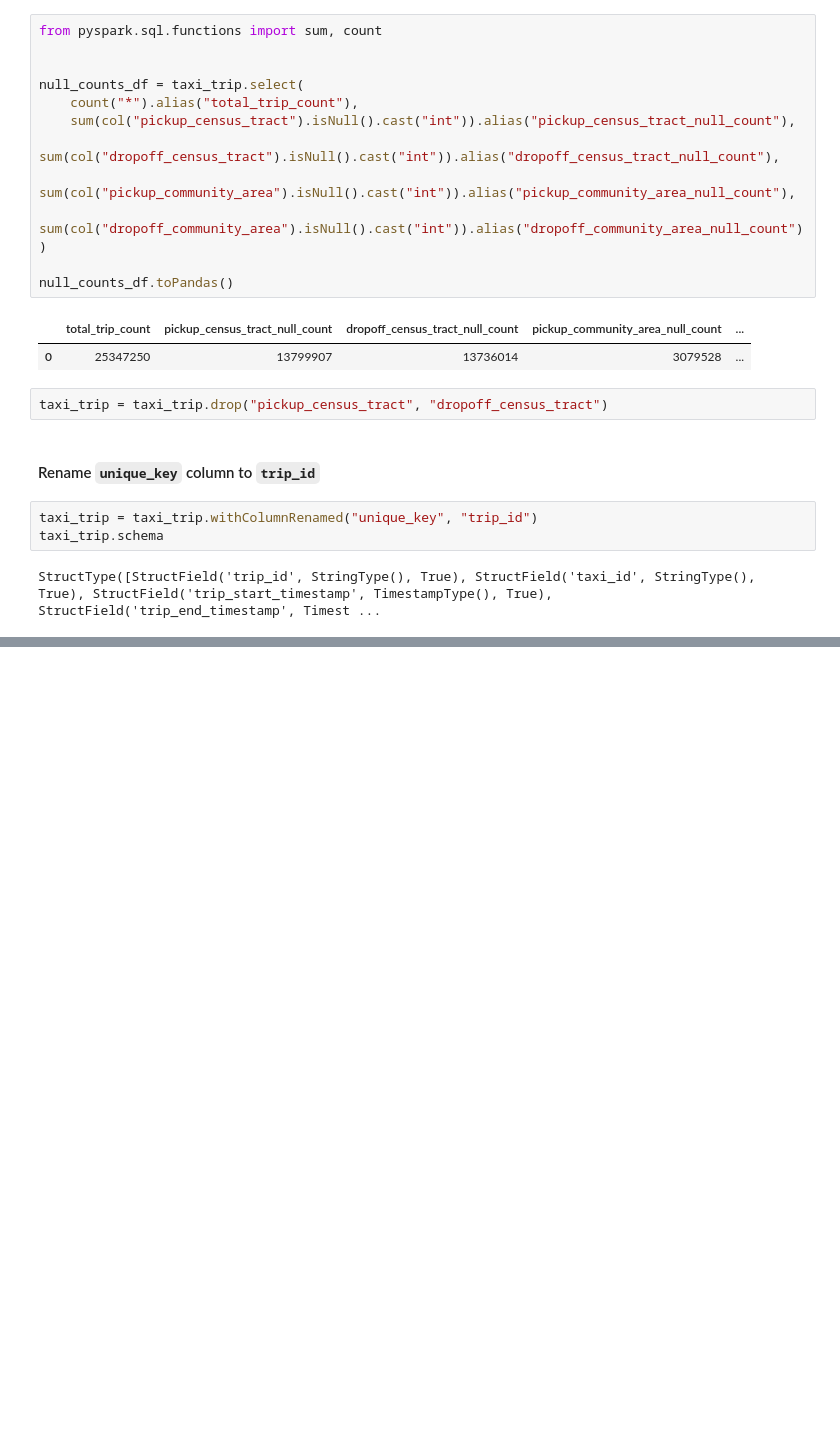
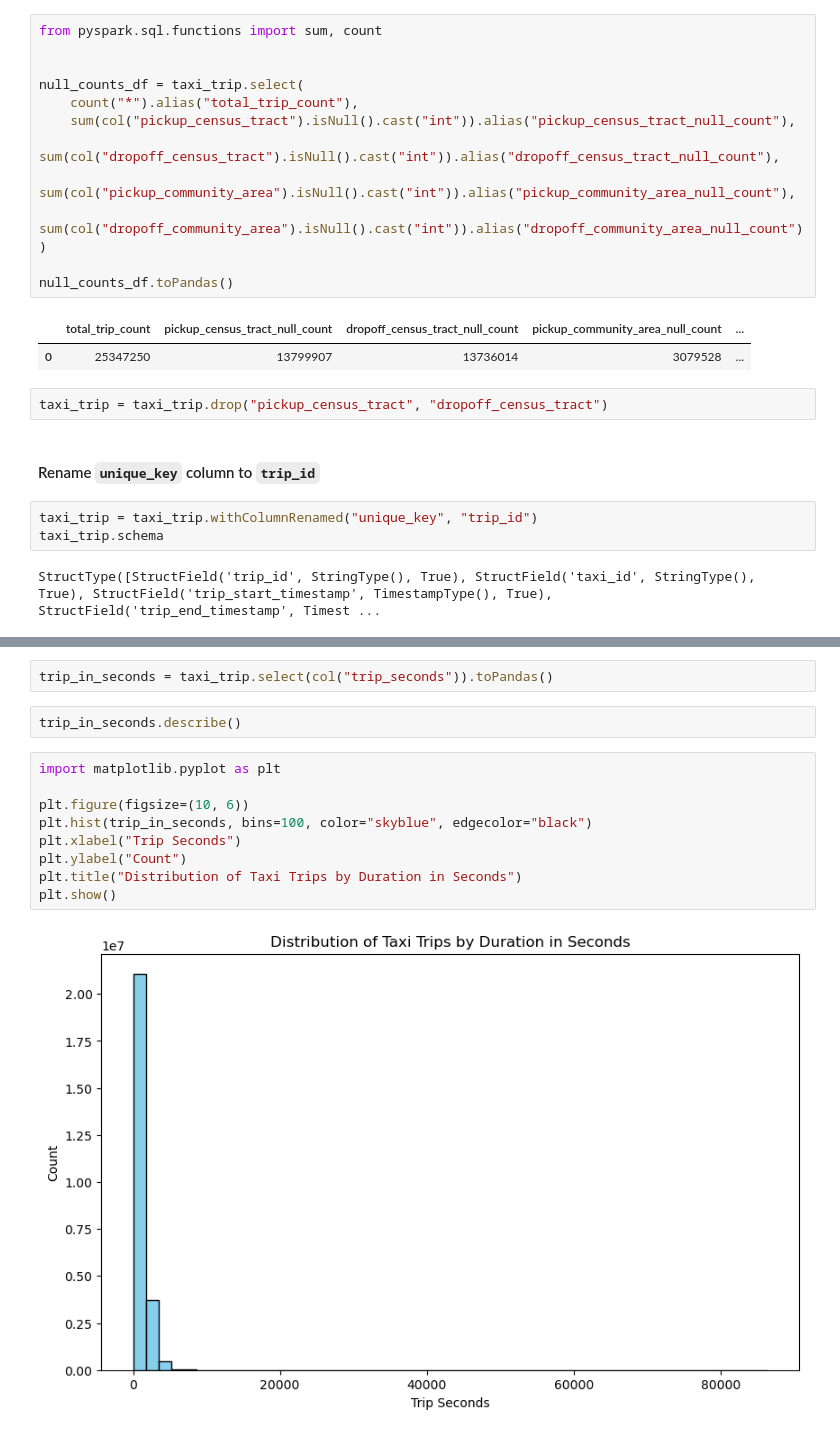
Before and after one commit to pp-monika/chicago-transportation-analysis, a Jupyter notebook: QST2-Analyzing-Transportation-Patterns-Using-Chicago-Taxi-Trip-and-Chicago-Rideshare-for-Urban-Planning-Insights-2.ipynb, the cells around one changed output, grey strips where cells are left out. Cells and saved outputs as stored; diff of their text form; blank space fills up the shorter version.

```diff
--- a/QST2-Analyzing-Transportation-Patterns-Using-Chicago-Taxi-Trip-and-Chicago-Rideshare-for-Urban-Planning-Insights-2.ipynb
+++ b/QST2-Analyzing-Transportation-Patterns-Using-Chicago-Taxi-Trip-and-Chicago-Rideshare-for-Urban-Planning-Insights-2.ipynb
@@ -179,0 +216,15 @@ StructType([StructField('trip_id', StringType(), True), StructField('taxi_id', S
+# %%
+trip_in_seconds = taxi_trip.select(col("trip_seconds")).toPandas()
+# %%
+trip_in_seconds.describe()
+# %%
+import matplotlib.pyplot as plt
+
+plt.figure(figsize=(10, 6))
+plt.hist(trip_in_seconds, bins=100, color="skyblue", edgecolor="black")
+plt.xlabel("Trip Seconds")
+plt.ylabel("Count")
+plt.title("Distribution of Taxi Trips by Duration in Seconds")
+plt.show()
+# %% [output]
+[figure, added]
```
Also changed, not shown: parts of 5 cells of this notebook.
